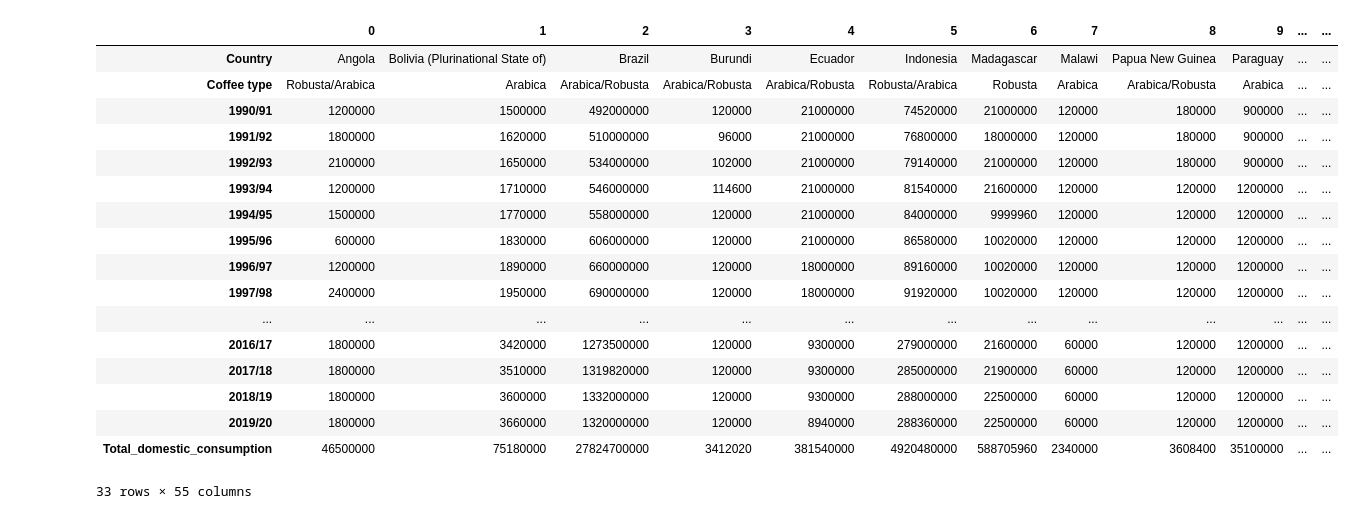
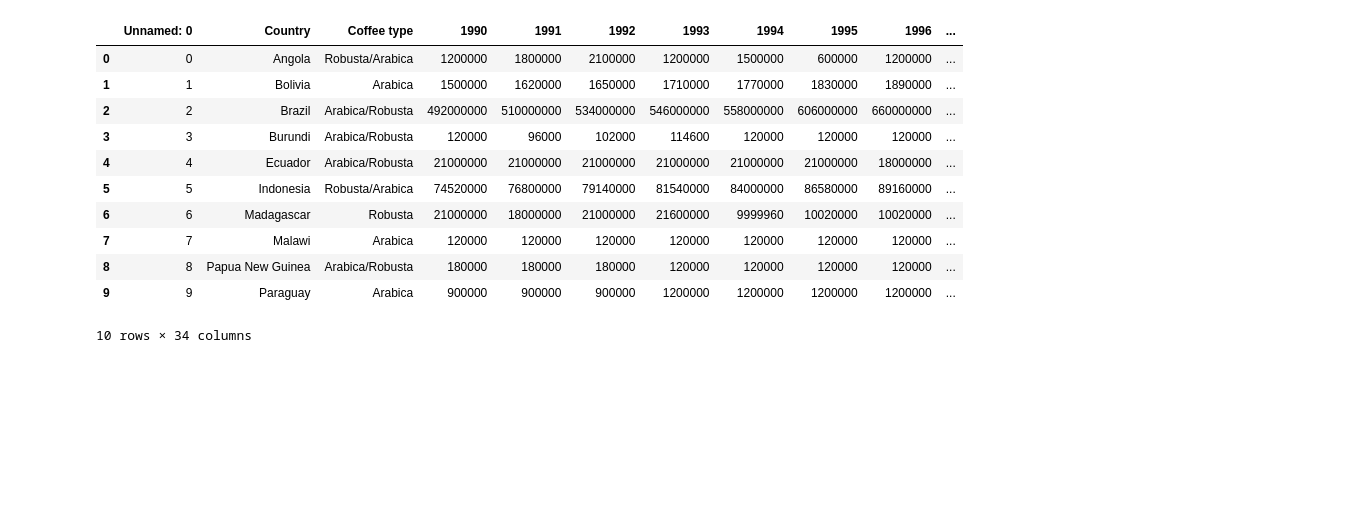
Before and after one commit to Dylanbbenson/Coffee_Data_Analysis, a Jupyter notebook: Coffee_Analysis.ipynb, the cells around one changed output. Saved outputs shown, nothing was run; the diff lists cells and outputs as text; code cells hidden in the pictures; blank space fills up the shorter version.

```diff
--- a/Coffee_Analysis.ipynb
+++ b/Coffee_Analysis.ipynb
@@ -86,24 +113,17 @@ plt.show()
 # %%
 #Read in new data file
 df = pd.read_csv('Domestic_Coffee_Consumption.csv')
-pivot = df.transpose()
-pivot
+df.head(10)
 # %% [output]
-|  | 0 | 1 | 2 | 3 | 4 | 5 | 6 | 7 | 8 | 9 | ... | ... |
-| Country | Angola | Bolivia (Plurinational State of) | Brazil | Burundi | Ecuador | Indonesia | Madagascar | Malawi | Papua New Guinea | Paraguay | ... | ... |
-| Coffee type | Robusta/Arabica | Arabica | Arabica/Robusta | Arabica/Robusta | Arabica/Robusta | Robusta/Arabica | Robusta | Arabica | Arabica/Robusta | Arabica | ... | ... |
-| 1990/91 | 1200000 | 1500000 | 492000000 | 120000 | 21000000 | 74520000 | 21000000 | 120000 | 180000 | 900000 | ... | ... |
-| 1991/92 | 1800000 | 1620000 | 510000000 | 96000 | 21000000 | 76800000 | 18000000 | 120000 | 180000 | 900000 | ... | ... |
-| 1992/93 | 2100000 | 1650000 | 534000000 | 102000 | 21000000 | 79140000 | 21000000 | 120000 | 180000 | 900000 | ... | ... |
-| 1993/94 | 1200000 | 1710000 | 546000000 | 114600 | 21000000 | 81540000 | 21600000 | 120000 | 120000 | 1200000 | ... | ... |
-| 1994/95 | 1500000 | 1770000 | 558000000 | 120000 | 21000000 | 84000000 | 9999960 | 120000 | 120000 | 1200000 | ... | ... |
-| 1995/96 | 600000 | 1830000 | 606000000 | 120000 | 21000000 | 86580000 | 10020000 | 120000 | 120000 | 1200000 | ... | ... |
-| 1996/97 | 1200000 | 1890000 | 660000000 | 120000 | 18000000 | 89160000 | 10020000 | 120000 | 120000 | 1200000 | ... | ... |
-| 1997/98 | 2400000 | 1950000 | 690000000 | 120000 | 18000000 | 91920000 | 10020000 | 120000 | 120000 | 1200000 | ... | ... |
-| ... | ... | ... | ... | ... | ... | ... | ... | ... | ... | ... | ... | ... |
-| 2016/17 | 1800000 | 3420000 | 1273500000 | 120000 | 9300000 | 279000000 | 21600000 | 60000 | 120000 | 1200000 | ... | ... |
-| 2017/18 | 1800000 | 3510000 | 1319820000 | 120000 | 9300000 | 285000000 | 21900000 | 60000 | 120000 | 1200000 | ... | ... |
-| 2018/19 | 1800000 | 3600000 | 1332000000 | 120000 | 9300000 | 288000000 | 22500000 | 60000 | 120000 | 1200000 | ... | ... |
-| 2019/20 | 1800000 | 3660000 | 1320000000 | 120000 | 8940000 | 288360000 | 22500000 | 60000 | 120000 | 1200000 | ... | ... |
-| Total_domestic_consumption | 46500000 | 75180000 | 27824700000 | 3412020 | 381540000 | 4920480000 | 588705960 | 2340000 | 3608400 | 35100000 | ... | ... |
+|  | Unnamed: 0 | Country | Coffee type | 1990 | 1991 | 1992 | 1993 | 1994 | 1995 | 1996 | ... |
+| 0 | 0 | Angola | Robusta/Arabica | 1200000 | 1800000 | 2100000 | 1200000 | 1500000 | 600000 | 1200000 | ... |
+| 1 | 1 | Bolivia | Arabica | 1500000 | 1620000 | 1650000 | 1710000 | 1770000 | 1830000 | 1890000 | ... |
+| 2 | 2 | Brazil | Arabica/Robusta | 492000000 | 510000000 | 534000000 | 546000000 | 558000000 | 606000000 | 660000000 | ... |
+| 3 | 3 | Burundi | Arabica/Robusta | 120000 | 96000 | 102000 | 114600 | 120000 | 120000 | 120000 | ... |
+| 4 | 4 | Ecuador | Arabica/Robusta | 21000000 | 21000000 | 21000000 | 21000000 | 21000000 | 21000000 | 18000000 | ... |
+| 5 | 5 | Indonesia | Robusta/Arabica | 74520000 | 76800000 | 79140000 | 81540000 | 84000000 | 86580000 | 89160000 | ... |
+| 6 | 6 | Madagascar | Robusta | 21000000 | 18000000 | 21000000 | 21600000 | 9999960 | 10020000 | 10020000 | ... |
+| 7 | 7 | Malawi | Arabica | 120000 | 120000 | 120000 | 120000 | 120000 | 120000 | 120000 | ... |
+| 8 | 8 | Papua New Guinea | Arabica/Robusta | 180000 | 180000 | 180000 | 120000 | 120000 | 120000 | 120000 | ... |
+| 9 | 9 | Paraguay | Arabica | 900000 | 900000 | 900000 | 1200000 | 1200000 | 1200000 | 1200000 | ... |
-33 rows × 55 columns
+10 rows × 34 columns
```
Also changed, not shown: parts of 30 cells of this notebook, 1 other file.
